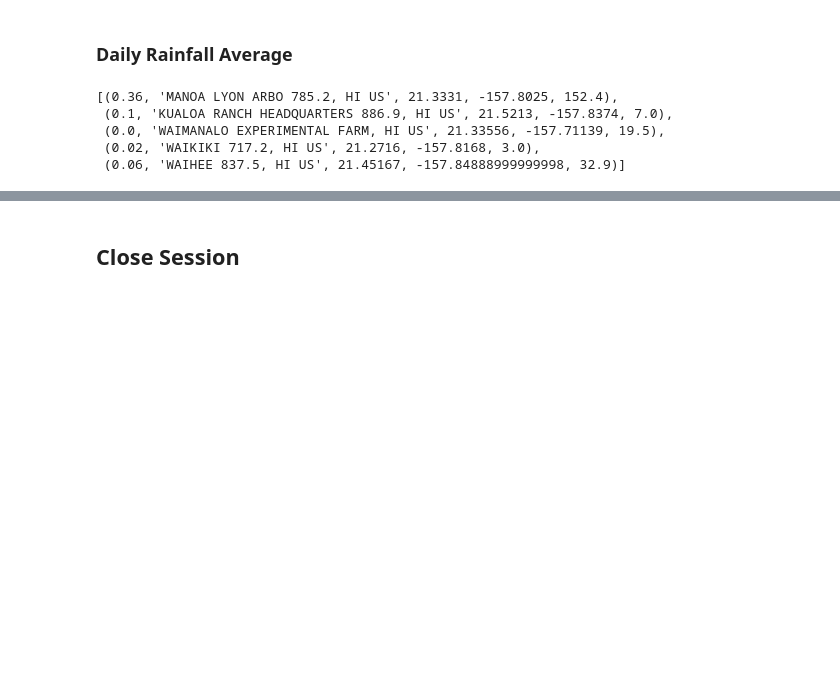
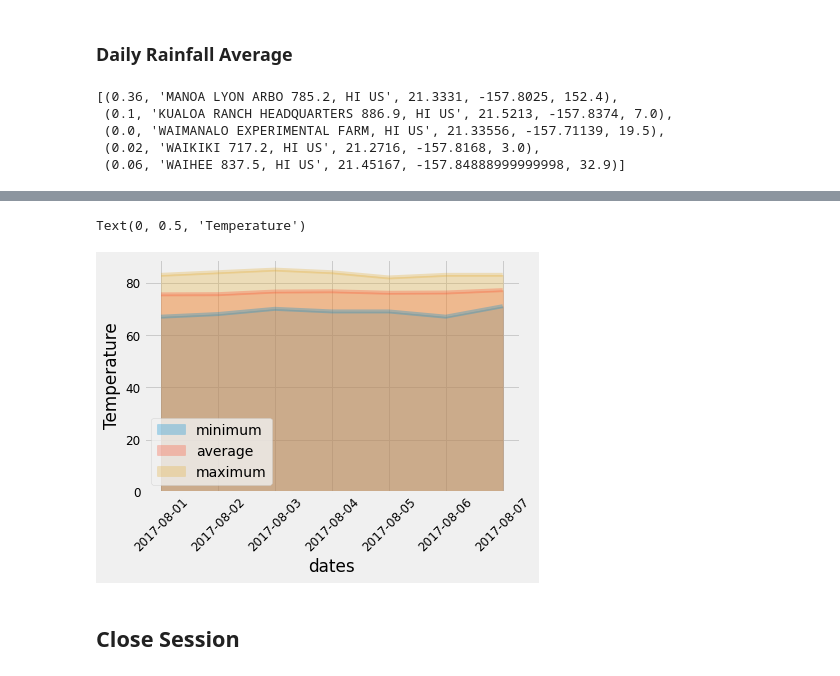
Before and after one commit to cspence001/climate_query_sqlalchemy, a Jupyter notebook: Bonus/Temp_Analysis_II.ipynb, the cells around one changed output, grey strips where cells are left out. Drawn from its saved outputs; the diff is of its cells as text; code cells hidden in the pictures; blank space fills up the shorter version.

```diff
--- a/Bonus/Temp_Analysis_II.ipynb
+++ b/Bonus/Temp_Analysis_II.ipynb
@@ -154,13 +154,14 @@ daily_normals("01-01")
 # push each tuple of calculations into a list called `normals`
 
 # Set the start and end date of the trip
-start_date = dt.datetime(2017, 8, 1)
-end_date = dt.datetime(2017, 8, 7)
+start_date = dt(2017, 7, 31)
+end_date = dt(2017, 8, 7)
 
 # Use the start and end date to create a range of dates
 results = session.query(Measurement.date).\
     filter(Measurement.date >= start_date).filter(Measurement.date <= end_date).\
-    order_by(Measurement.date).all()
+    order_by(Measurement.date).\
+    group_by(Measurement.date).all()
 
 trip_dates = list(np.ravel(results))
 trip_dates
@@ -185,2 +186,9 @@ print(normals)
 # %%
 # Load the previous query results into a Pandas DataFrame and add the `trip_dates` range as the `date` index
+
+#unpack list of list of tuples
+normals_df =pd.DataFrame([t for lst in normals for t in lst], columns=['minimum', 'average', 'maximum'])
+#add column for trip_dates
+normals_df['dates'] = trip_dates
+#set date column as index
+normals_df.set_index('dates')
@@ -187,5 +205,10 @@ print(normals)
 # %%
 # Plot the daily normals as an area plot with `stacked=False`
+ax = normals_df.plot.area(stacked=False, alpha=.3, x='dates', rot=45, fontsize=12)
+ax.set_ylabel('Temperature')
+# %% [output]
+Text(0, 0.5, 'Temperature')
+[figure, added]
 # %% [markdown]
 ## Close Session
 # %%
```
Also changed, not shown: parts of 8 cells of this notebook, 2 other files.
